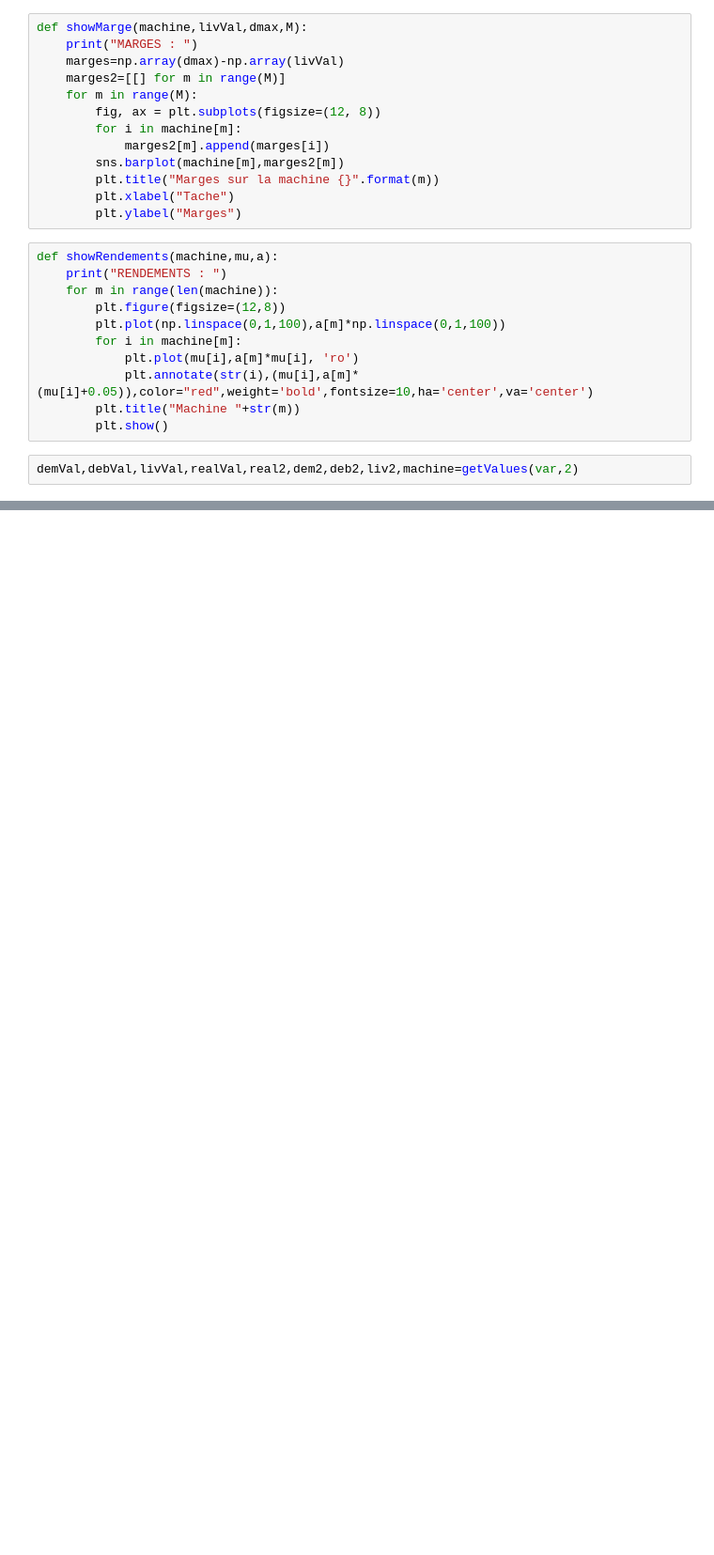
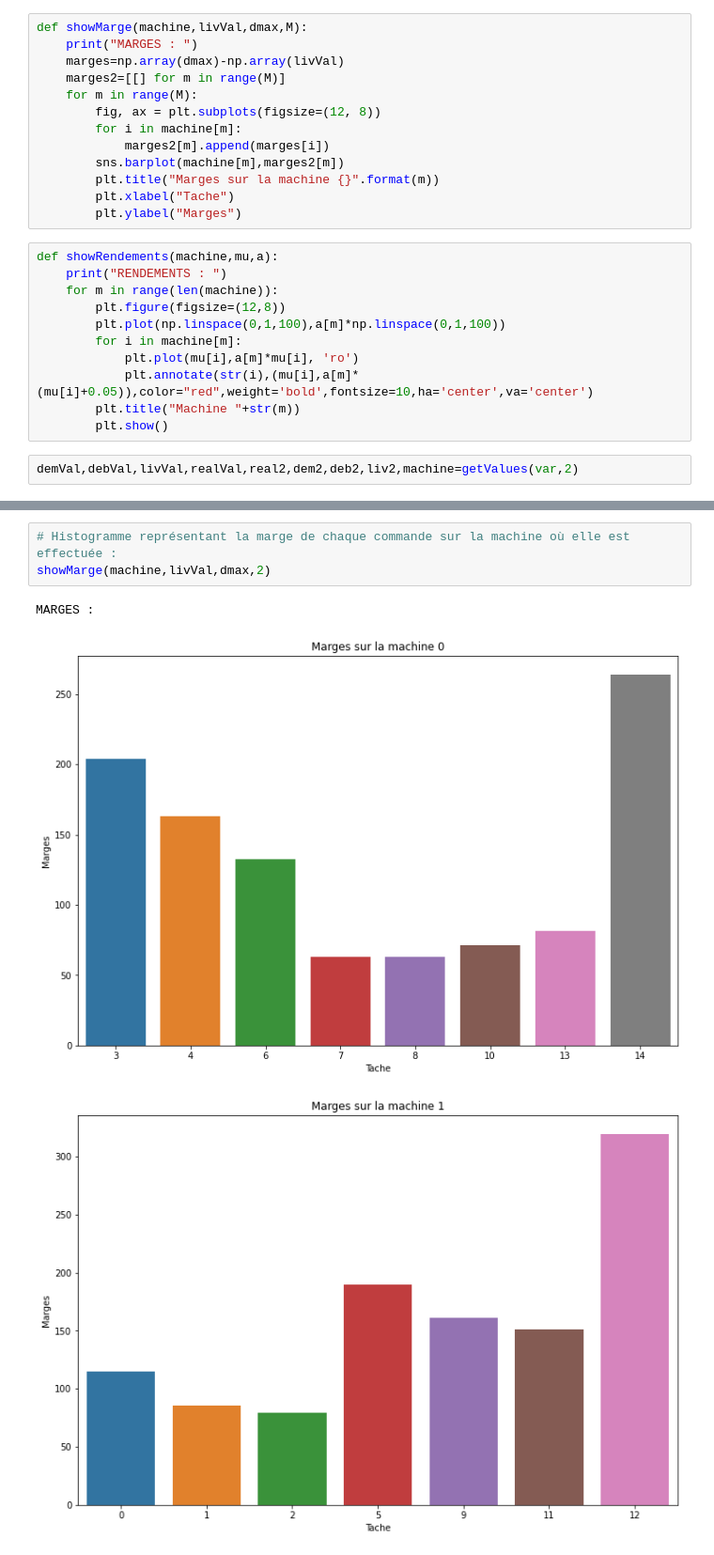
Before and after one commit to TinoMargely/BE-Orano-Scheduling, a Jupyter notebook: Notebook Test - Tino.ipynb, the cells around one changed output, grey strips where cells are left out. Shown: that part at 94% size. Cells and saved outputs as stored; diff of their text form; blank space fills up the shorter version.

```diff
--- a/Notebook Test - Tino.ipynb
+++ b/Notebook Test - Tino.ipynb
@@ -412,0 +548,7 @@ MARGES :
+# %%
+# Histogramme représentant la marge de chaque commande sur la machine où elle est effectuée :
+showMarge(machine,livVal,dmax,2)
+# %% [output]
+MARGES :
+[figure, added]
+[figure, added]
```
Also changed, not shown: parts of 15 cells of this notebook, 4 other files.
